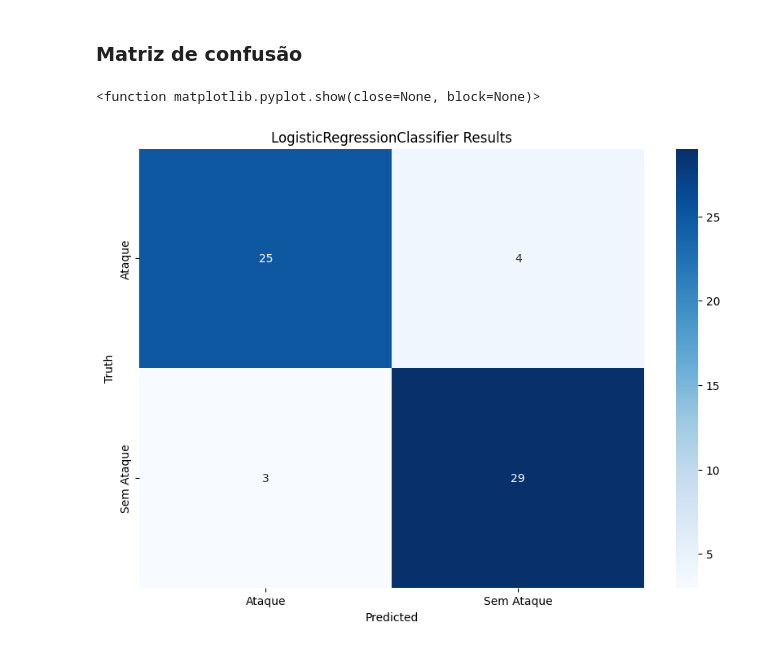
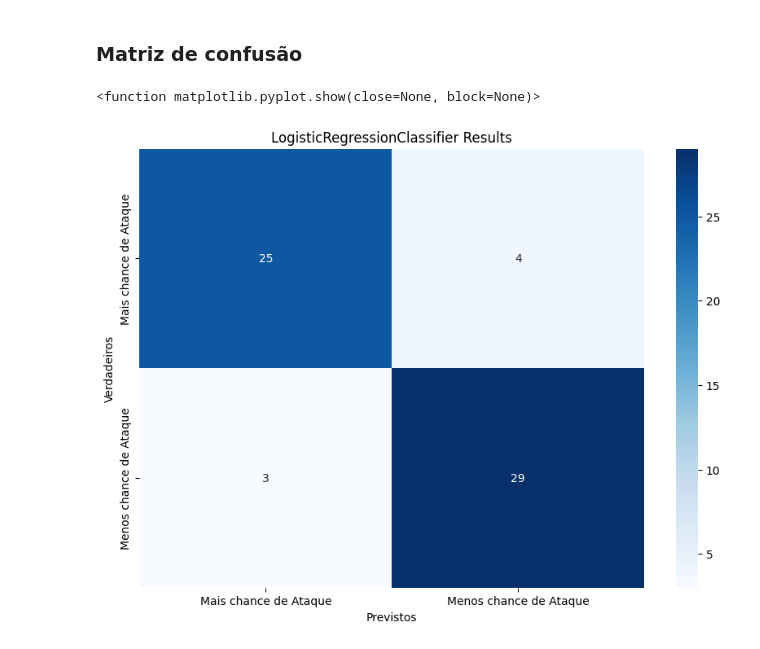
Before and after one commit to luisgcsilva/TEI_19314_20481_21460, a Jupyter notebook: ML_19314_20481_21460.ipynb, the cells around one changed output. Drawn from its saved outputs; the diff is of its cells as text; code cells hidden in the pictures.

```diff
--- a/ML_19314_20481_21460.ipynb
+++ b/ML_19314_20481_21460.ipynb
@@ -706,21 +692,21 @@ Como podemos verificar a *Logistic Regression* apresenta uma melhor precisão em
 # %% [markdown]
 ### **Matriz de confusão**
 # %%
-labels = ["Ataque", "Sem Ataque"]
+labels = ["Mais chance de Ataque", "Menos chance de Ataque"]
 
 def confusion_mat_graph(cm, title):
     fig = plt.figure(figsize=(10,7))
     ax = plt.subplot()
     ax.set_title(title)
     sns.heatmap(cm, annot=True, ax=ax, cmap="Blues", fmt="g")
-    ax.set_xlabel("Predicted")
-    ax.set_ylabel("Truth")
+    ax.set_xlabel("Previstos")
+    ax.set_ylabel("Verdadeiros")
     ax.xaxis.set_ticklabels(labels)
     ax.yaxis.set_ticklabels(labels)
 train_pred = cross_val_predict(logreg, X, y, cv=2)
 cm_teste = confusion_matrix(y_test, logreg_pred)
 confusion_mat_graph(cm_teste, "LogisticRegressionClassifier Results")
 plt.show
 # %% [output]
 <function matplotlib.pyplot.show(close=None, block=None)>
-[figure, old version]
+[figure, new version]
```
Also changed, not shown: parts of 6 cells of this notebook.
